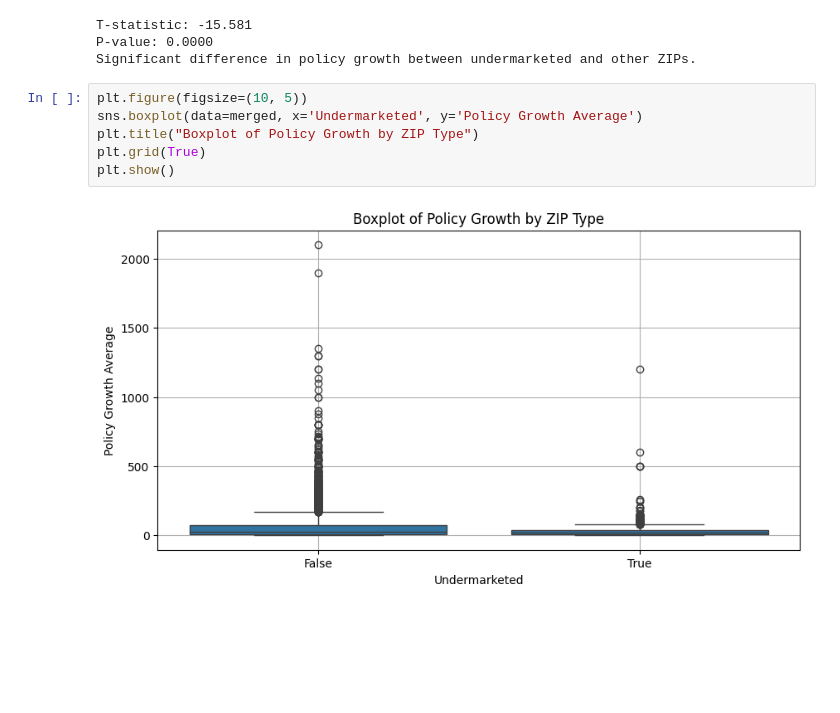
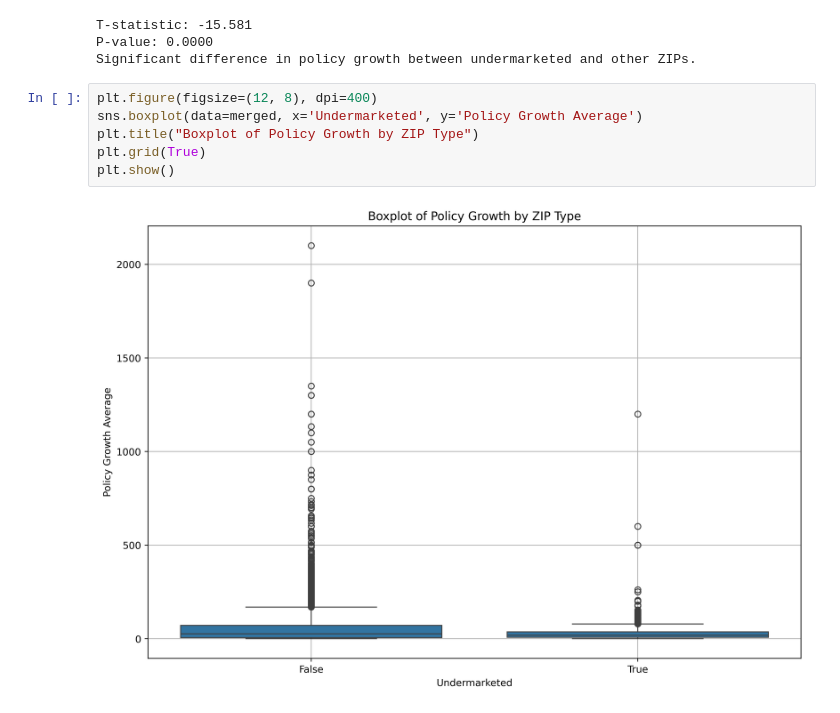
Before and after one commit to nebcode/LA_Fires_2025, a Jupyter notebook: policy_and_exposure.ipynb, the cells around one changed output. Drawn from its saved outputs; the diff is of its cells as text; blank space fills up the shorter version.

```diff
--- a/policy_and_exposure.ipynb
+++ b/policy_and_exposure.ipynb
@@ -194,13 +196,13 @@ T-statistic: -15.581
 P-value: 0.0000
 Significant difference in policy growth between undermarketed and other ZIPs.
 # %%
-plt.figure(figsize=(10, 5))
+plt.figure(figsize=(12, 8), dpi=400)
 sns.boxplot(data=merged, x='Undermarketed', y='Policy Growth Average')
 plt.title("Boxplot of Policy Growth by ZIP Type")
 plt.grid(True)
 plt.show()
 # %% [output]
-[figure, old version]
+[figure, new version]
 # %%
 thresh_under = group_undermarketed[group_undermarketed <= group_undermarketed.quantile(.95)]
 thresh_other = group_other[group_other <= group_other.quantile(.95)]
```
Also changed, not shown: parts of 3 cells of this notebook, 6 other files.
